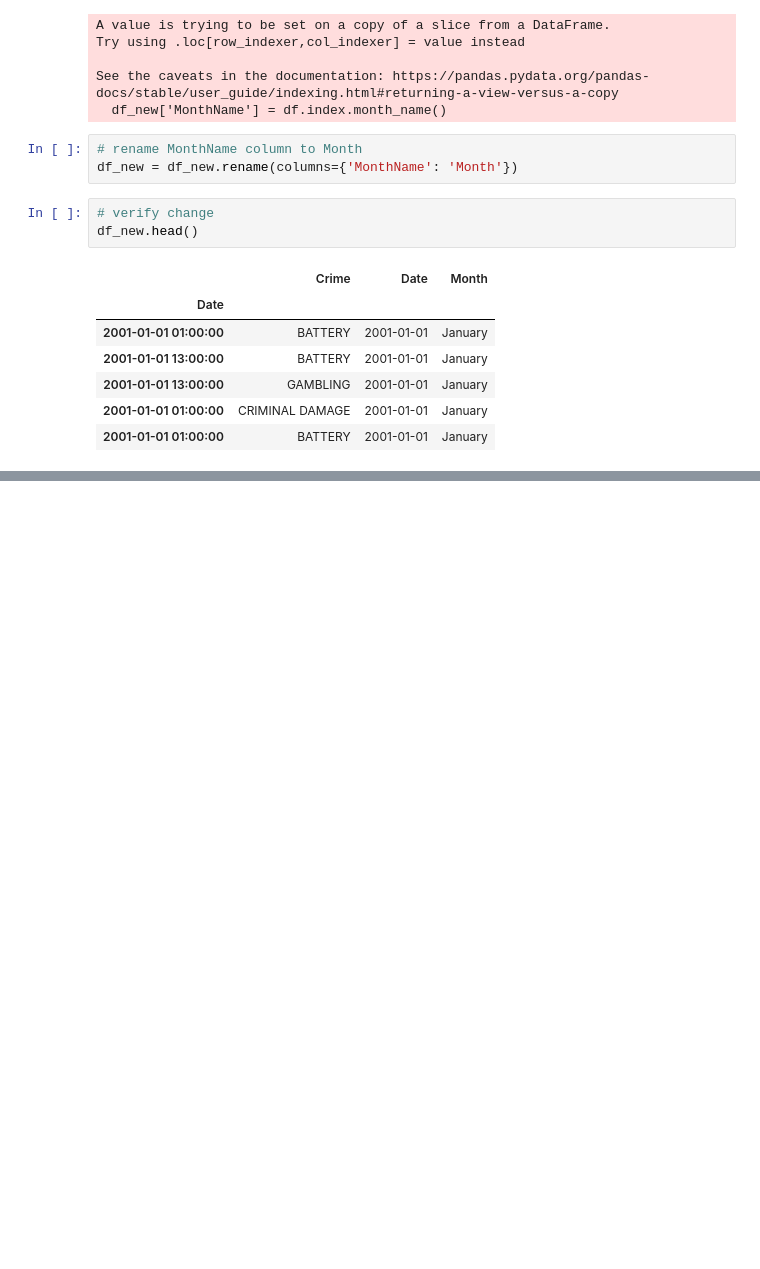
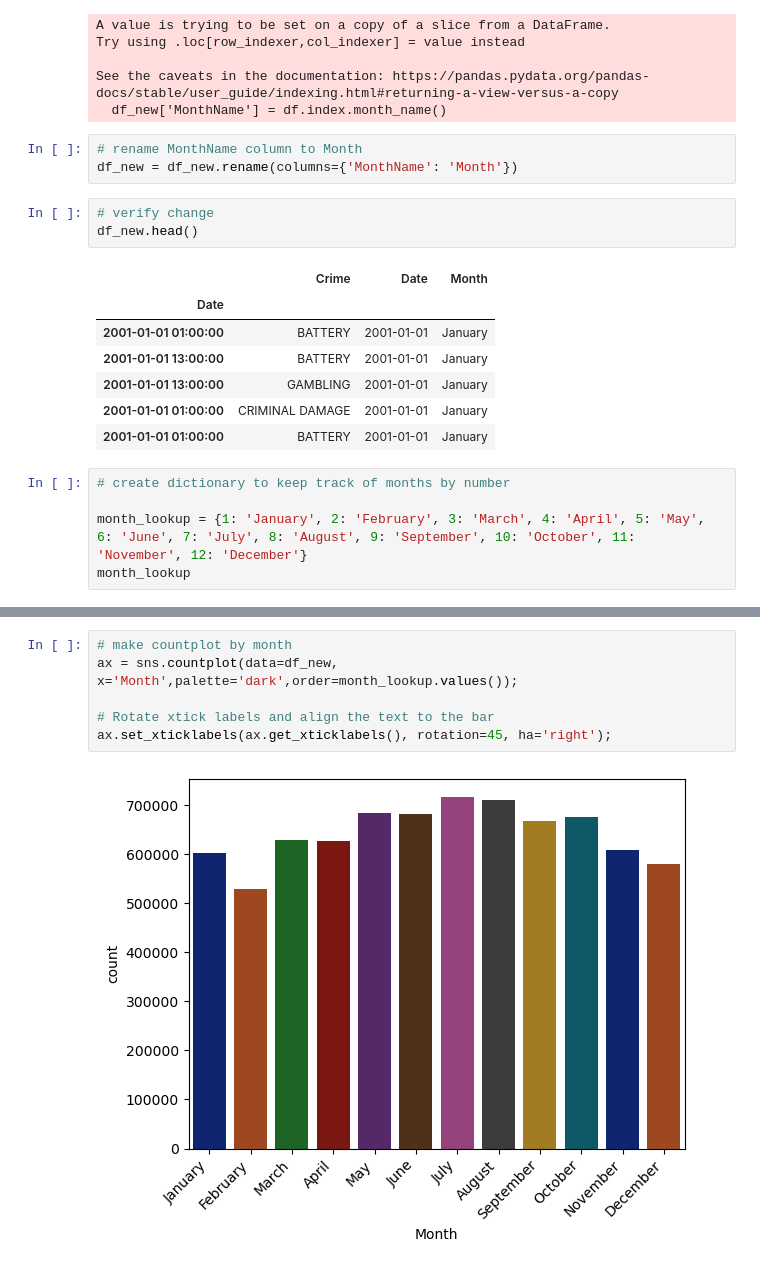
Before and after one commit to EhLeeOod/proj-3-part-1, a Jupyter notebook: core-proj-3-part-1.ipynb, the cells around one changed output, grey strips where cells are left out. Cells and saved outputs as stored; diff of their text form; blank space fills up the shorter version.

Commit message:
new df with crimes monthly

```diff
--- a/core-proj-3-part-1.ipynb
+++ b/core-proj-3-part-1.ipynb
@@ -197,3 +197,8 @@ df_new.head()
 | 2001-01-01 13:00:00 | GAMBLING | 2001-01-01 | January |
 | 2001-01-01 01:00:00 | CRIMINAL DAMAGE | 2001-01-01 | January |
 | 2001-01-01 01:00:00 | BATTERY | 2001-01-01 | January |
+# %%
+# create dictionary to keep track of months by number
+
+month_lookup = {1: 'January', 2: 'February', 3: 'March', 4: 'April', 5: 'May', 6: 'June', 7: 'July', 8: 'August', 9: 'September', 10: 'October', 11: 'November', 12: 'December'}
+month_lookup
@@ -200 +239,9 @@ df_new.head()
+# %%
+# make countplot by month
+ax = sns.countplot(data=df_new, x='Month',palette='dark',order=month_lookup.values());
+
+# Rotate xtick labels and align the text to the bar
+ax.set_xticklabels(ax.get_xticklabels(), rotation=45, ha='right');
+# %% [output]
+[figure, added]
 # %%
```
Also changed, not shown: parts of 18 cells of this notebook.
